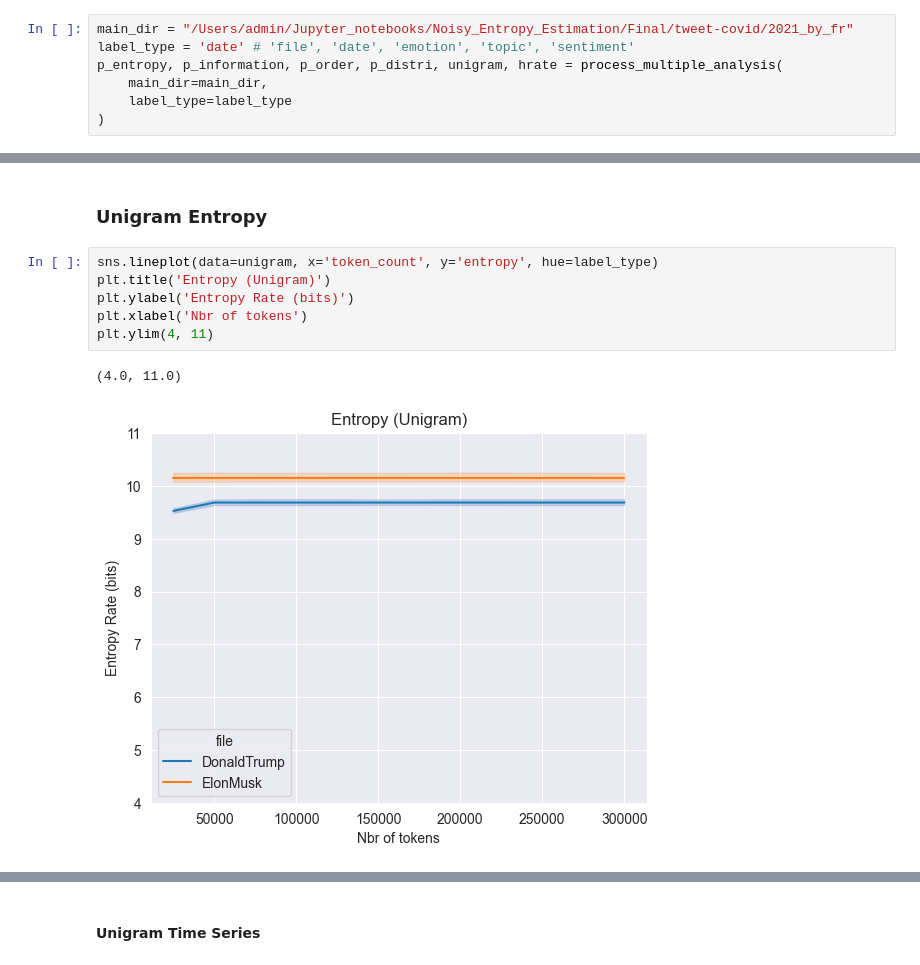
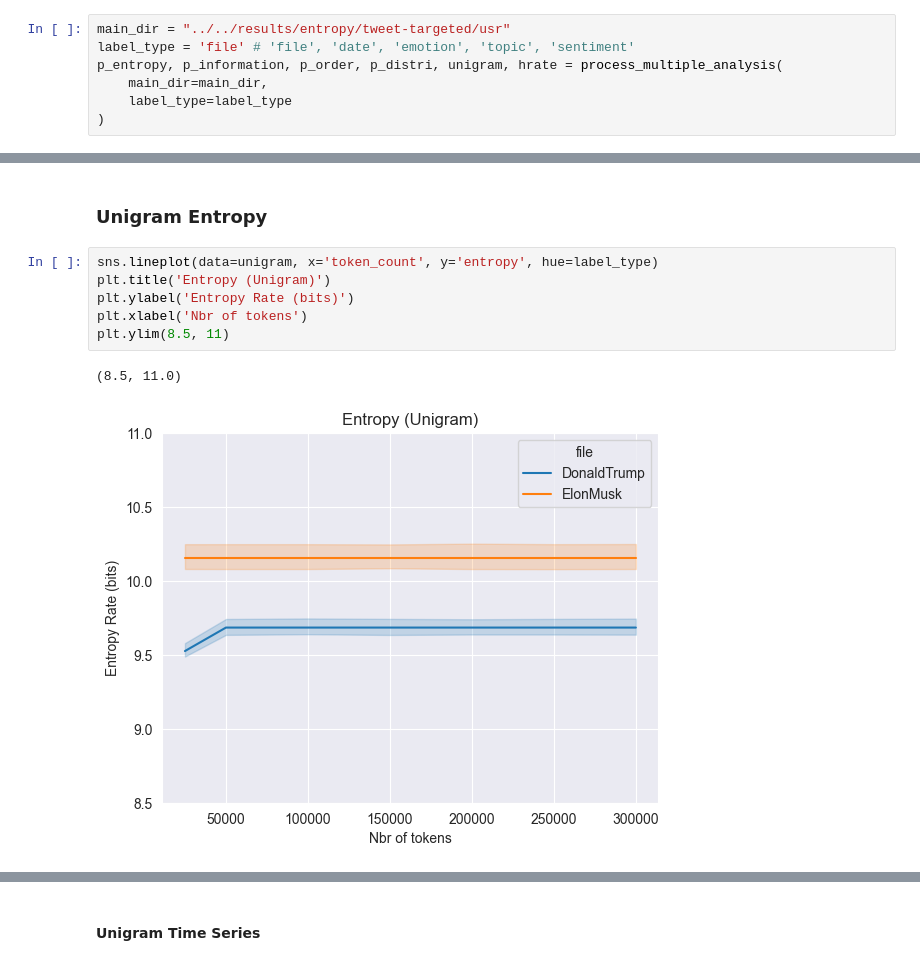
Before and after one commit to sferez/Noisy_Entropy_in_Languages, a Jupyter notebook: src/analysis/results-analysis.ipynb, the cells around one changed output, grey strips where cells are left out. Cells and saved outputs as stored; diff of their text form.

```diff
--- a/src/analysis/results-analysis.ipynb
+++ b/src/analysis/results-analysis.ipynb
@@ -32,8 +30,8 @@ main_dir
     - ...
 - ...
 # %%
-main_dir = "/Users/admin/Jupyter_notebooks/Noisy_Entropy_Estimation/Final/tweet-covid/2021_by_fr"
-label_type = 'date' # 'file', 'date', 'emotion', 'topic', 'sentiment'
+main_dir = "../../results/entropy/tweet-targeted/usr"
+label_type = 'file' # 'file', 'date', 'emotion', 'topic', 'sentiment'
 p_entropy, p_information, p_order, p_distri, unigram, hrate = process_multiple_analysis(
     main_dir=main_dir,
     label_type=label_type
@@ -71,12 +69,12 @@ unigram std: 0.2718964263683726
 # %%
 sns.lineplot(data=unigram, x='token_count', y='entropy', hue=label_type)
 plt.title('Entropy (Unigram)')
 plt.ylabel('Entropy Rate (bits)')
 plt.xlabel('Nbr of tokens')
-plt.ylim(4, 11)
+plt.ylim(8.5, 11)
 # %% [output]
-(4.0, 11.0)
+(8.5, 11.0)
-[figure, old version]
+[figure, new version]
 # %%
 res = unigram[unigram['token_count']==300000].groupby([label_type])
 print('Unigram Entropy')
```
Also changed, not shown: parts of 12 cells of this notebook.
